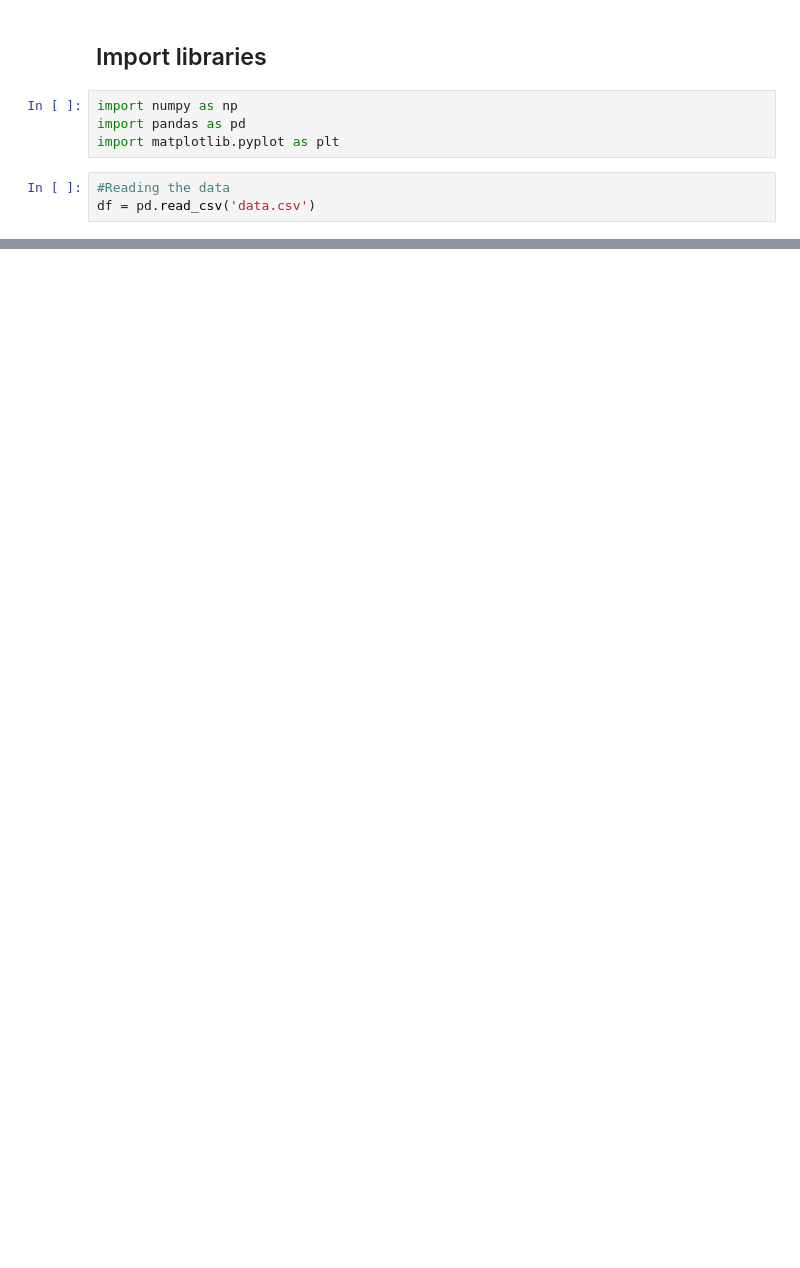
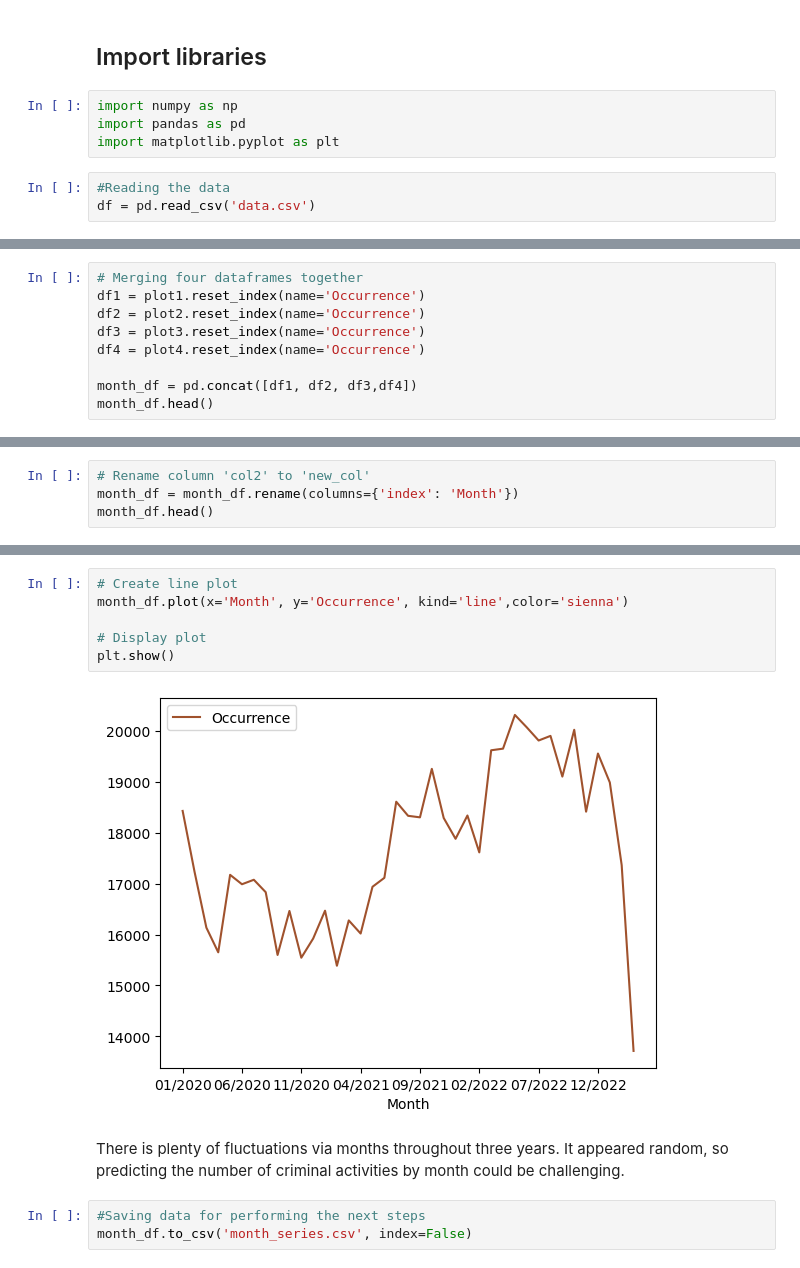
Before and after one commit to HankHoang/Time-Series-Prediction-Project, a Jupyter notebook: EDA for Crime Trends.ipynb, the cells around one changed output, grey strips where cells are left out. Saved outputs shown, nothing was run; the diff lists cells and outputs as text; blank space fills up the shorter version.

```diff
--- a/EDA for Crime Trends.ipynb
+++ b/EDA for Crime Trends.ipynb
@@ -111,0 +230,9 @@ The downward trends may be due to a lack of data.
+# %%
+# Merging four dataframes together
+df1 = plot1.reset_index(name='Occurrence')
+df2 = plot2.reset_index(name='Occurrence')
+df3 = plot3.reset_index(name='Occurrence')
+df4 = plot4.reset_index(name='Occurrence')
+
+month_df = pd.concat([df1, df2, df3,df4])
+month_df.head()
@@ -111,0 +246,4 @@ The downward trends may be due to a lack of data.
+# %%
+# Rename column 'col2' to 'new_col'
+month_df = month_df.rename(columns={'index': 'Month'})
+month_df.head()
@@ -111,0 +257,13 @@ The downward trends may be due to a lack of data.
+# %%
+# Create line plot
+month_df.plot(x='Month', y='Occurrence', kind='line',color='sienna')
+
+# Display plot
+plt.show()
+# %% [output]
+[figure, added]
+# %% [markdown]
+There is plenty of fluctuations via months throughout three years. It appeared random, so predicting the number of criminal activities by month could be challenging.
+# %%
+#Saving data for performing the next steps
+month_df.to_csv('month_series.csv', index=False)
```
Also changed, not shown: parts of 28 cells of this notebook.
